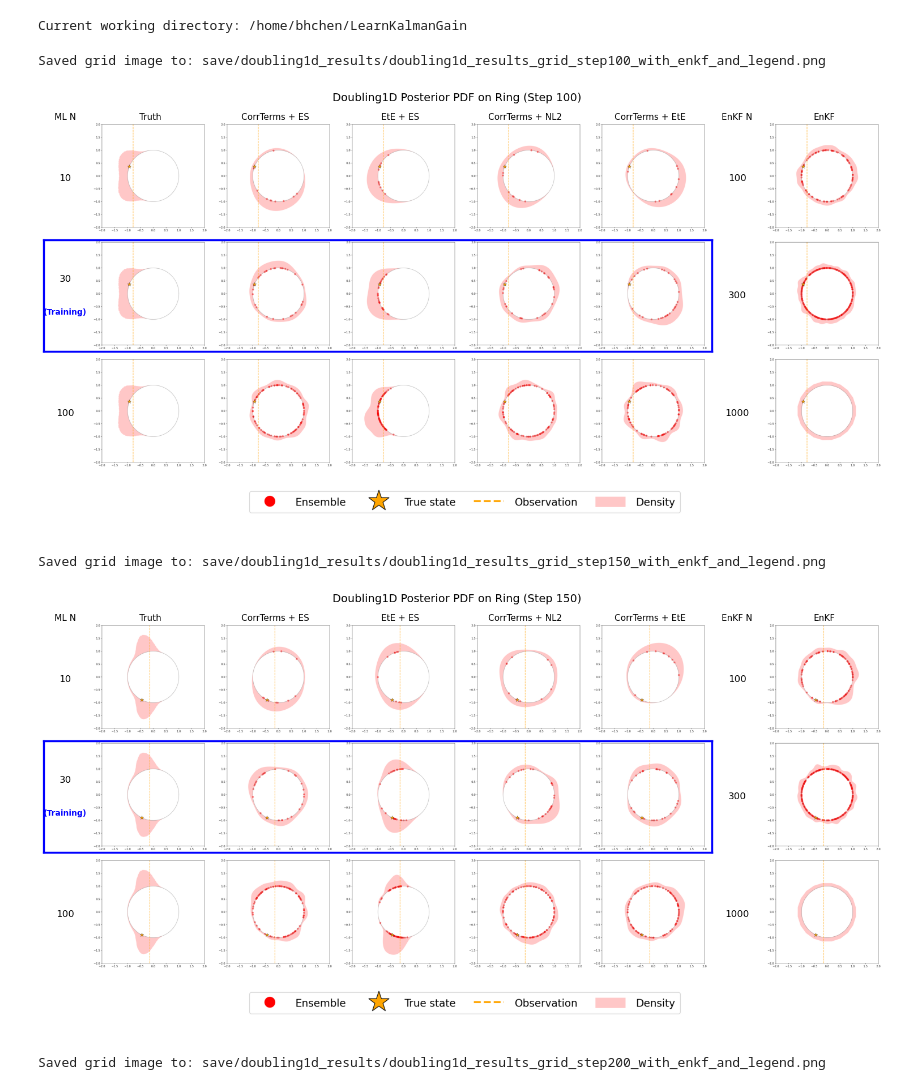
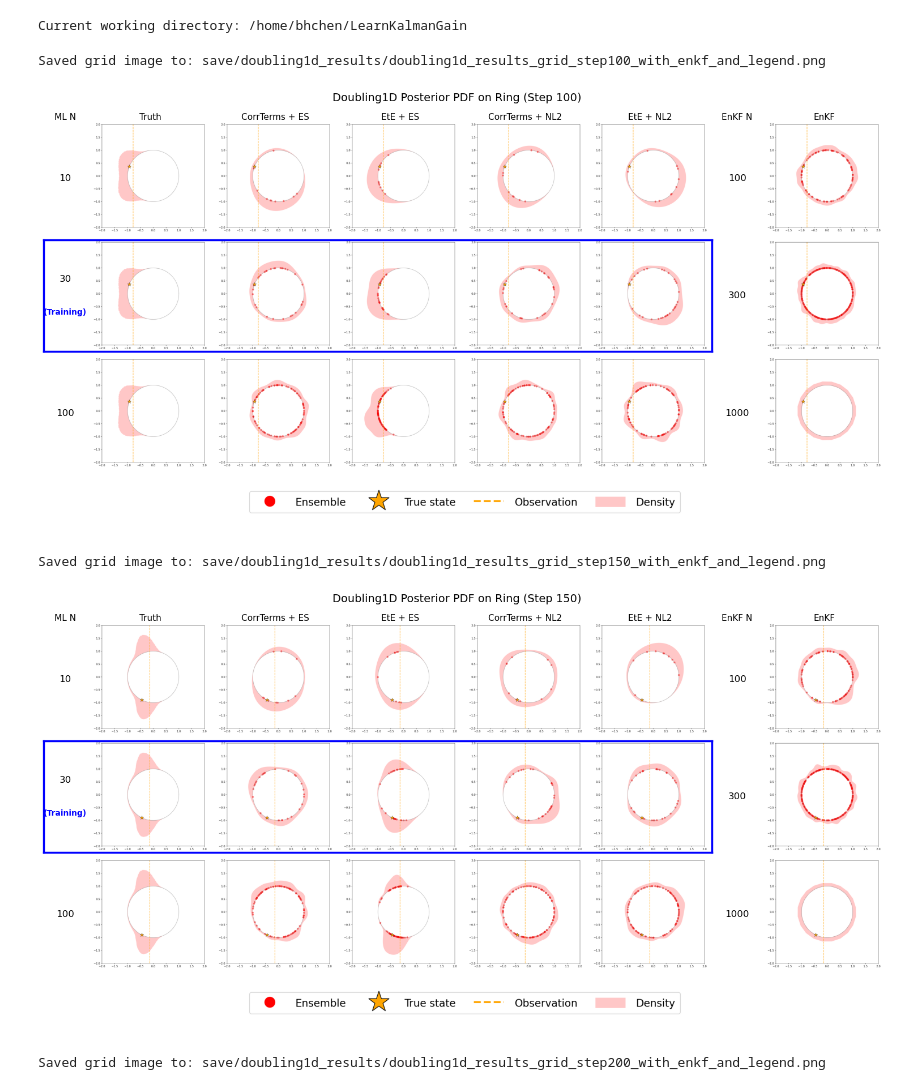
Before and after one commit to wispcarey/Proper-Scoring-Ensemble-Filter, a Jupyter notebook: test_notebooks/doubling1d_results.ipynb, the cells around one changed output. Saved outputs shown, nothing was run; the diff lists cells and outputs as text; code cells hidden in the pictures.

```diff
--- a/test_notebooks/doubling1d_results.ipynb
+++ b/test_notebooks/doubling1d_results.ipynb
@@ -21,7 +21,7 @@ methods = [
     ('CorrTerms + ES', '2026-02-12_19-24doubling1d_0.2_30_60_8192_es_joint_CorrTermsNone_cos2pi'),
     ('EtE + ES', '2026-02-12_19-24doubling1d_0.2_30_60_8192_es_joint_EtE-LResNone_cos2pi'),
     ('CorrTerms + NL2', '2026-02-12_19-24doubling1d_0.2_30_60_8192_nl2_joint_CorrTermsNone_cos2pi'),
-    ('CorrTerms + EtE', '2026-02-12_19-24doubling1d_0.2_30_60_8192_nl2_joint_EtE-LResNone_cos2pi'),
+    ('EtE + NL2', '2026-02-12_19-24doubling1d_0.2_30_60_8192_nl2_joint_EtE-LResNone_cos2pi'),
 ]
 
 steps = [100, 150, 200]
@@ -143,34 +143,34 @@ for step in steps:
 
         ax_enkf = axes[row][3 + len(methods)]
         enkf_path = enkf_dir / f'test_{enkf_n}_0_classic_g0_slice_step{step}_0_ring_pdf_on_ring_nohist.png'
 
         if not enkf_path.exists():
             missing.append(str(enkf_path))
             ax_enkf.axis('off')
             ax_enkf.text(0.5, 0.5, 'Missing', ha='center', va='center', fontsize=10)
         else:
             ax_enkf.imshow(plt.imread(enkf_path))
             ax_enkf.axis('off')
 
     if missing:
         raise FileNotFoundError(
             f'Some expected images were not found for step {step}:\n' + '\n'.join(missing)
         )
 
     legend_ax = fig.add_subplot(gs[nrows, :])
     legend_ax.imshow(legend_img, aspect='equal')
     legend_ax.axis('off')
 
     fig.suptitle(f'Doubling1D Posterior PDF on Ring (Step {step})', fontsize=14, y=0.985)
     fig.subplots_adjust(left=0.02, right=0.998, top=0.92, bottom=0.03, wspace=0.02, hspace=0.06)
 
     output_path = Path(f'save/doubling1d_results/doubling1d_results_grid_step{step}_with_enkf_and_legend.png')
     fig.savefig(output_path, dpi=260, bbox_inches='tight', pad_inches=0.02)
     print(f'Saved grid image to: {output_path}')
     plt.show()
 # %% [output]
 Saved grid image to: save/doubling1d_results/doubling1d_results_grid_step100_with_enkf_and_legend.png
-[figure, old version]
+[figure, new version]
 Saved grid image to: save/doubling1d_results/doubling1d_results_grid_step150_with_enkf_and_legend.png
-[figure, old version]
+[figure, new version]
 Saved grid image to: save/doubling1d_results/doubling1d_results_grid_step200_with_enkf_and_legend.png
```
Also changed, not shown: parts of 1 cell of this notebook, 12 other files.
